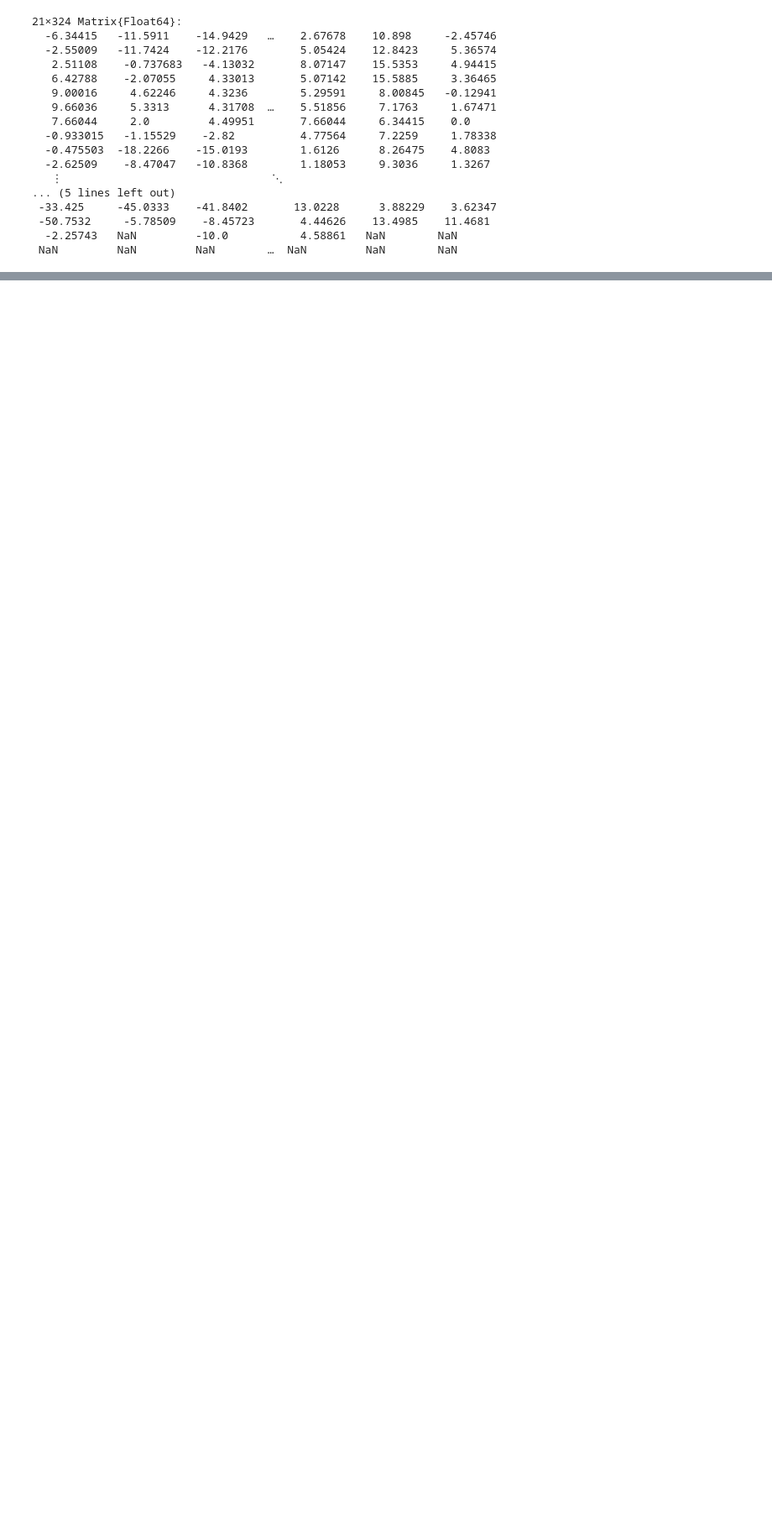
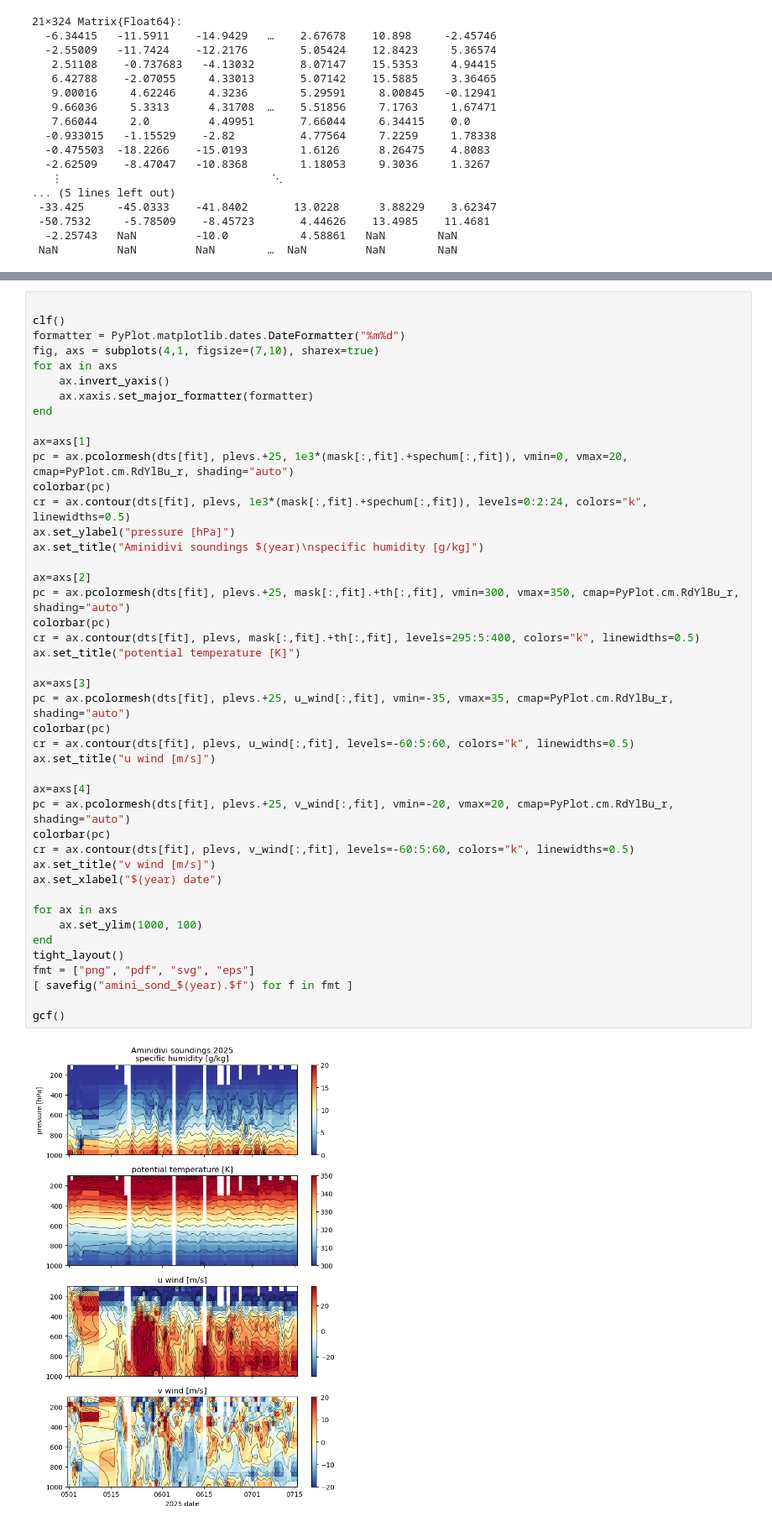
Before and after one commit to deszoeke/ASTRAL-soundings, a Jupyter notebook: src/amini_sond.ipynb, the cells around one changed output, grey strips where cells are left out. Shown at 84% size. Cells and saved outputs as stored; diff of their text form; blank space fills up the shorter version.

```diff
--- a/src/amini_sond.ipynb
+++ b/src/amini_sond.ipynb
@@ -635,0 +582,46 @@ climprof
+# %%
+
+clf()
+formatter = PyPlot.matplotlib.dates.DateFormatter("%m%d")
+fig, axs = subplots(4,1, figsize=(7,10), sharex=true)
+for ax in axs
+    ax.invert_yaxis()
+    ax.xaxis.set_major_formatter(formatter)
+end
+
+ax=axs[1]
+pc = ax.pcolormesh(dts[fit], plevs.+25, 1e3*(mask[:,fit].+spechum[:,fit]), vmin=0, vmax=20, cmap=PyPlot.cm.RdYlBu_r, shading="auto")
+colorbar(pc)
+cr = ax.contour(dts[fit], plevs, 1e3*(mask[:,fit].+spechum[:,fit]), levels=0:2:24, colors="k", linewidths=0.5)
+ax.set_ylabel("pressure [hPa]")
+ax.set_title("Aminidivi soundings $(year)\nspecific humidity [g/kg]")
+
+ax=axs[2]
+pc = ax.pcolormesh(dts[fit], plevs.+25, mask[:,fit].+th[:,fit], vmin=300, vmax=350, cmap=PyPlot.cm.RdYlBu_r, shading="auto")
+colorbar(pc)
+cr = ax.contour(dts[fit], plevs, mask[:,fit].+th[:,fit], levels=295:5:400, colors="k", linewidths=0.5)
+ax.set_title("potential temperature [K]")
+
+ax=axs[3]
+pc = ax.pcolormesh(dts[fit], plevs.+25, u_wind[:,fit], vmin=-35, vmax=35, cmap=PyPlot.cm.RdYlBu_r, shading="auto")
+colorbar(pc)
+cr = ax.contour(dts[fit], plevs, u_wind[:,fit], levels=-60:5:60, colors="k", linewidths=0.5)
+ax.set_title("u wind [m/s]")
+
+ax=axs[4]
+pc = ax.pcolormesh(dts[fit], plevs.+25, v_wind[:,fit], vmin=-20, vmax=20, cmap=PyPlot.cm.RdYlBu_r, shading="auto")
+colorbar(pc)
+cr = ax.contour(dts[fit], plevs, v_wind[:,fit], levels=-60:5:60, colors="k", linewidths=0.5)
+ax.set_title("v wind [m/s]")
+ax.set_xlabel("$(year) date")
+
+for ax in axs
+    ax.set_ylim(1000, 100)
+end
+tight_layout()
+fmt = ["png", "pdf", "svg", "eps"]
+[ savefig("amini_sond_$(year).$f") for f in fmt ]
+
+gcf()
+# %% [output]
+[figure, added]
```
Also changed, not shown: parts of 9 cells of this notebook.
